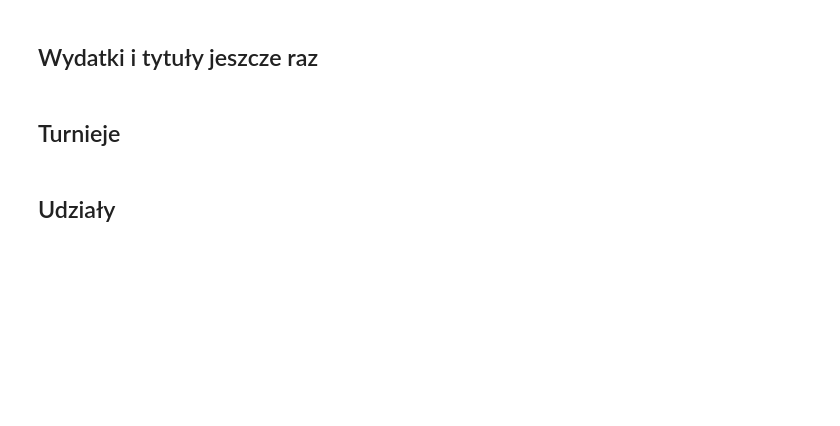
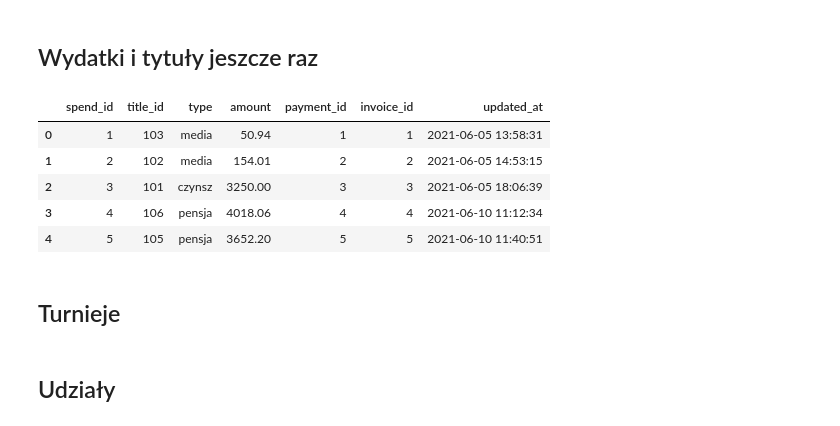
Before and after one commit to o-Mateo-o/geeks-and-dragons-db, a Jupyter notebook: notebooks/attempts/gen.ipynb, the cells around one changed output. Drawn from its saved outputs; the diff is of its cells as text; code cells hidden in the pictures; blank space fills up the shorter version.

```diff
--- a/notebooks/attempts/gen.ipynb
+++ b/notebooks/attempts/gen.ipynb
@@ -536,0 +489,16 @@ heat_generator()
+# %%
+def expense_titles_df_generator(expense_df, expense_types_df):
+    df = pd.DataFrame({
+        'title': expense_df['title'],
+        'expenses_type': expense_df['type'],
+        'updated_at': expense_df['updated_at']
+    })
+    df.drop_duplicates(subset=['title'], keep='last', inplace=True)
+    df['title_id'] = [*range(1, df.shape[0]+1)]
+    df = pd.merge(df, expense_types_df[['expenses_type_id', 'expenses_type']], how='left', on=['expenses_type'])
+    df.sort_values(by=['updated_at'], inplace=True)
+    df = df.reindex(['title_id', 'title', 'expenses_type_id', 'updated_at'], axis=1)
+    return df
+# %%
+expense_titles = expense_titles_df_generator(maintenance_expenses, expense_types)
+expense_titles.head()
@@ -537,5 +512,18 @@ heat_generator()
 # %% [markdown]
 ## Wydatki i tytuły jeszcze raz
+# %%
+maintenance_expenses = pd.merge(maintenance_expenses, expense_titles[['title_id', 'title']], how='left', on='title')
+maintenance_expenses.sort_values(by=['updated_at'], inplace=True)
+maintenance_expenses = maintenance_expenses.reindex(['spend_id', 'title_id', 'type', 'amount','payment_id', 'invoice_id', 'updated_at'], axis=1)
+# %%
+maintenance_expenses.head()
+# %% [output]
+|  | spend_id | title_id | type | amount | payment_id | invoice_id | updated_at |
+| 0 | 1 | 103 | media | 50.94 | 1 | 1 | 2021-06-05 13:58:31 |
+| 1 | 2 | 102 | media | 154.01 | 2 | 2 | 2021-06-05 14:53:15 |
+| 2 | 3 | 101 | czynsz | 3250.00 | 3 | 3 | 2021-06-05 18:06:39 |
+| 3 | 4 | 106 | pensja | 4018.06 | 4 | 4 | 2021-06-10 11:12:34 |
+| 4 | 5 | 105 | pensja | 3652.20 | 5 | 5 | 2021-06-10 11:40:51 |
 # %% [markdown]
 ## Turnieje
 # %% [markdown]
```
Also changed, not shown: parts of 26 cells of this notebook.
